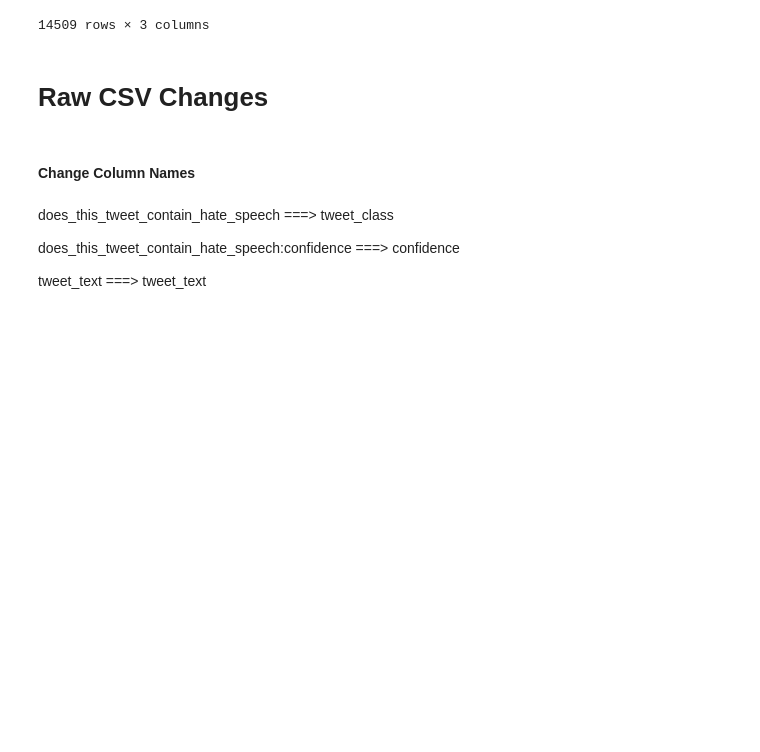
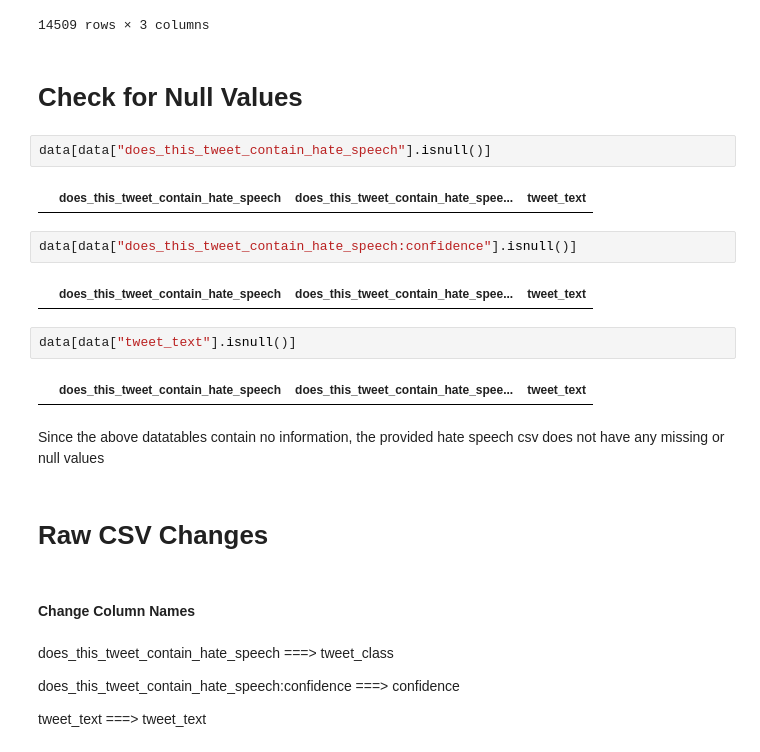
Before and after one commit to hkhan925/Hate-Speech-Classifier, a Jupyter notebook: Preliminary Analysis.ipynb, the cells around one changed output. Drawn from its saved outputs; the diff is of its cells as text; blank space fills up the shorter version.

```diff
--- a/Preliminary Analysis.ipynb
+++ b/Preliminary Analysis.ipynb
@@ -32,6 +33,22 @@ data
 | 14507 | The tweet is not offensive | 1.0000 | @Iamshivachari Happy birthday bro... |
 | 14508 | The tweet is not offensive | 1.0000 | @Hajrahkiayni Aryan Kapoor is suc... |
 14509 rows × 3 columns
+# %% [markdown]
+# Check for Null Values
+# %%
+data[data["does_this_tweet_contain_hate_speech"].isnull()]
+# %% [output]
+|  | does_this_tweet_contain_hate_speech | does_this_tweet_contain_hate_spee... | tweet_text |
+# %%
+data[data["does_this_tweet_contain_hate_speech:confidence"].isnull()]
+# %% [output]
+|  | does_this_tweet_contain_hate_speech | does_this_tweet_contain_hate_spee... | tweet_text |
+# %%
+data[data["tweet_text"].isnull()]
+# %% [output]
+|  | does_this_tweet_contain_hate_speech | does_this_tweet_contain_hate_spee... | tweet_text |
+# %% [markdown]
+Since the above datatables contain no information, the provided hate speech csv does not have any missing or null values
 # %% [markdown]
 # Raw CSV Changes
 # %% [markdown]
```
Also changed, not shown: parts of 6 cells of this notebook, 2 other files.
